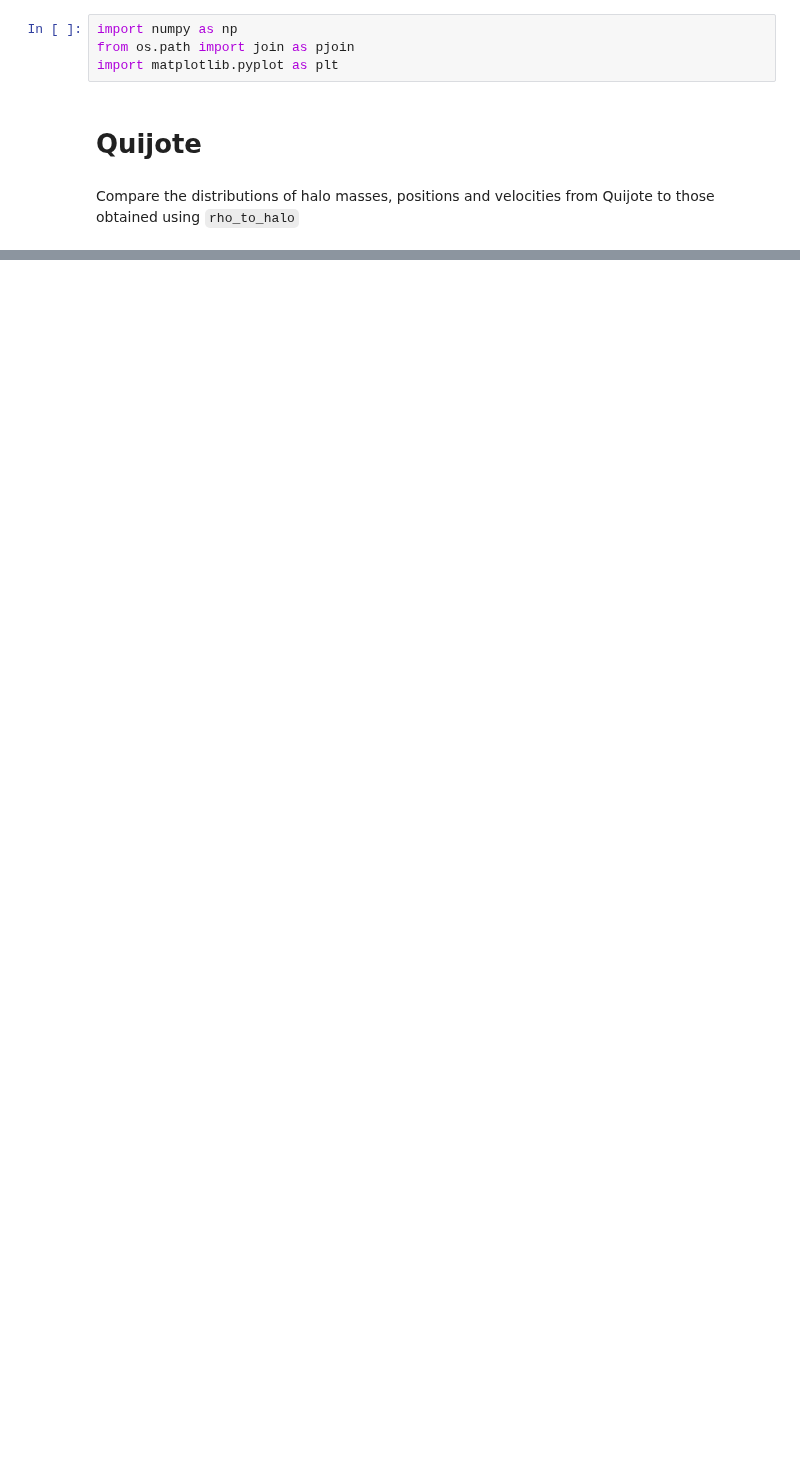
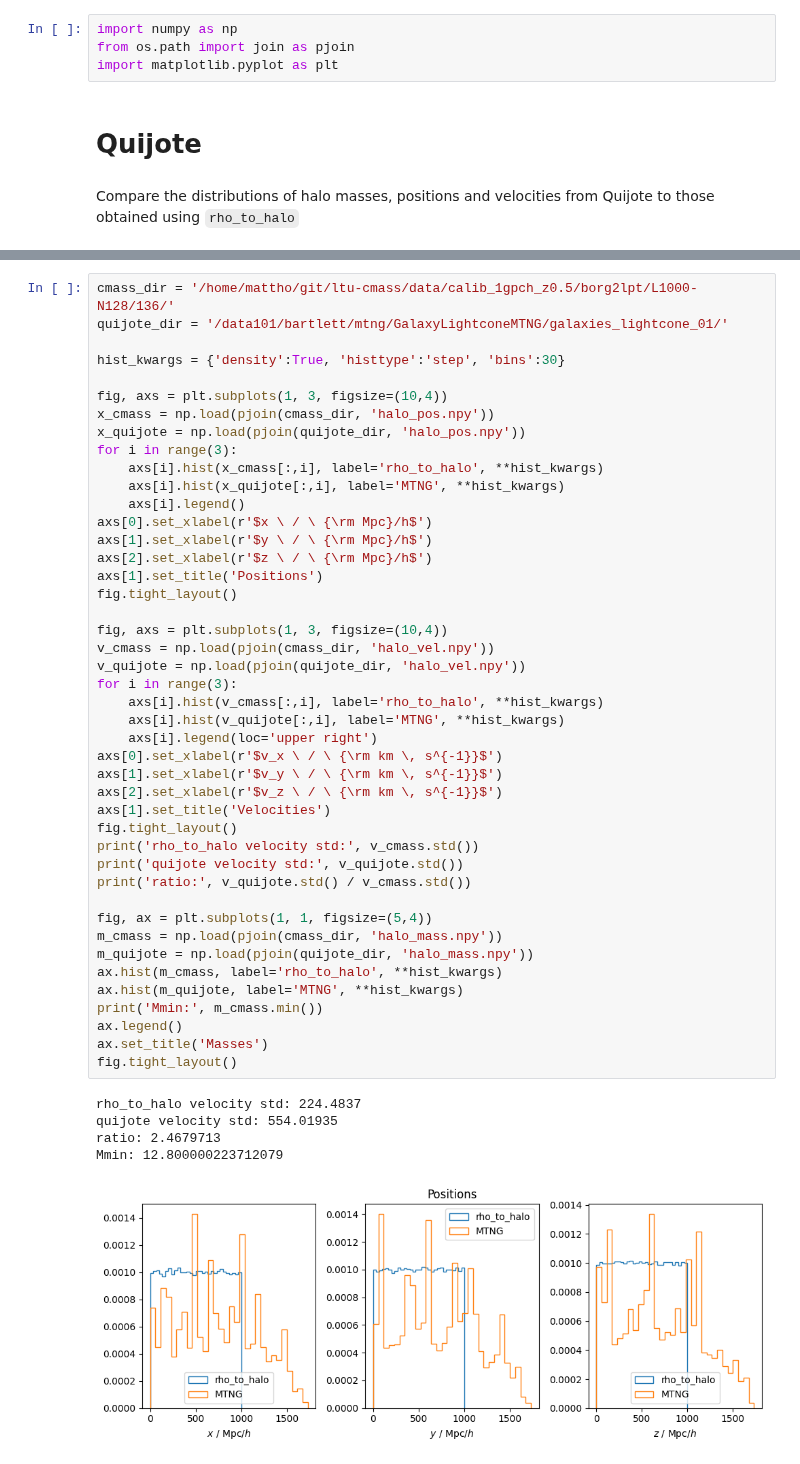
Before and after one commit to maho3/ltu-gobig, a Jupyter notebook: notebooks/preprocessing.ipynb, the cells around one changed output, grey strips where cells are left out. Saved outputs shown, nothing was run; the diff lists cells and outputs as text; blank space fills up the shorter version.

```diff
--- a/notebooks/preprocessing.ipynb
+++ b/notebooks/preprocessing.ipynb
@@ -59,0 +65,50 @@ ratio: 1.4213552713561401
+# %%
+cmass_dir = '/home/mattho/git/ltu-cmass/data/calib_1gpch_z0.5/borg2lpt/L1000-N128/136/'
+quijote_dir = '/data101/bartlett/mtng/GalaxyLightconeMTNG/galaxies_lightcone_01/'
+
+hist_kwargs = {'density':True, 'histtype':'step', 'bins':30}
+
+fig, axs = plt.subplots(1, 3, figsize=(10,4))
+x_cmass = np.load(pjoin(cmass_dir, 'halo_pos.npy'))
+x_quijote = np.load(pjoin(quijote_dir, 'halo_pos.npy'))
+for i in range(3):
+    axs[i].hist(x_cmass[:,i], label='rho_to_halo', **hist_kwargs)
+    axs[i].hist(x_quijote[:,i], label='MTNG', **hist_kwargs)
+    axs[i].legend()
+axs[0].set_xlabel(r'$x \ / \ {\rm Mpc}/h$')
+axs[1].set_xlabel(r'$y \ / \ {\rm Mpc}/h$')
+axs[2].set_xlabel(r'$z \ / \ {\rm Mpc}/h$')
+axs[1].set_title('Positions')
+fig.tight_layout()
+
+fig, axs = plt.subplots(1, 3, figsize=(10,4))
+v_cmass = np.load(pjoin(cmass_dir, 'halo_vel.npy'))
+v_quijote = np.load(pjoin(quijote_dir, 'halo_vel.npy'))
+for i in range(3):
+    axs[i].hist(v_cmass[:,i], label='rho_to_halo', **hist_kwargs)
+    axs[i].hist(v_quijote[:,i], label='MTNG', **hist_kwargs)
+    axs[i].legend(loc='upper right')
+axs[0].set_xlabel(r'$v_x \ / \ {\rm km \, s^{-1}}$')
+axs[1].set_xlabel(r'$v_y \ / \ {\rm km \, s^{-1}}$')
+axs[2].set_xlabel(r'$v_z \ / \ {\rm km \, s^{-1}}$')
+axs[1].set_title('Velocities')
+fig.tight_layout()
+print('rho_to_halo velocity std:', v_cmass.std())
+print('quijote velocity std:', v_quijote.std())
+print('ratio:', v_quijote.std() / v_cmass.std())
+
+fig, ax = plt.subplots(1, 1, figsize=(5,4))
+m_cmass = np.load(pjoin(cmass_dir, 'halo_mass.npy'))
+m_quijote = np.load(pjoin(quijote_dir, 'halo_mass.npy'))
+ax.hist(m_cmass, label='rho_to_halo', **hist_kwargs)
+ax.hist(m_quijote, label='MTNG', **hist_kwargs)
+print('Mmin:', m_cmass.min())
+ax.legend()
+ax.set_title('Masses')
+fig.tight_layout()
+# %% [output]
+rho_to_halo velocity std: 224.4837
+quijote velocity std: 554.01935
+ratio: 2.4679713
+Mmin: 12.800000223712079
+[figure, added]
```
Also changed, not shown: parts of 3 cells of this notebook, 6 other files.
